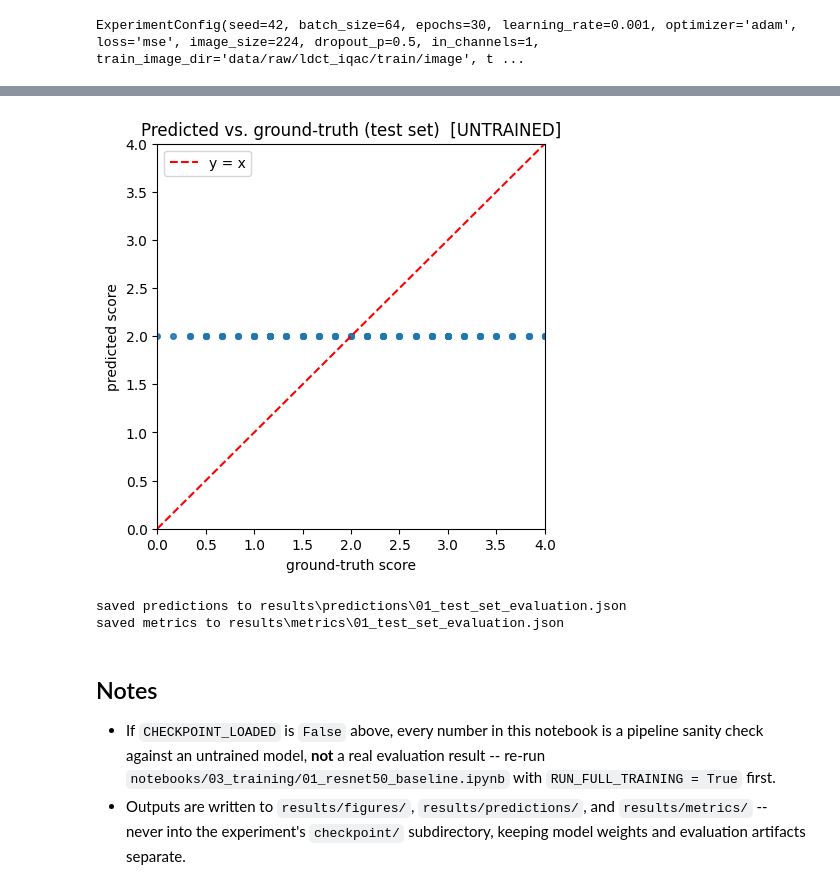
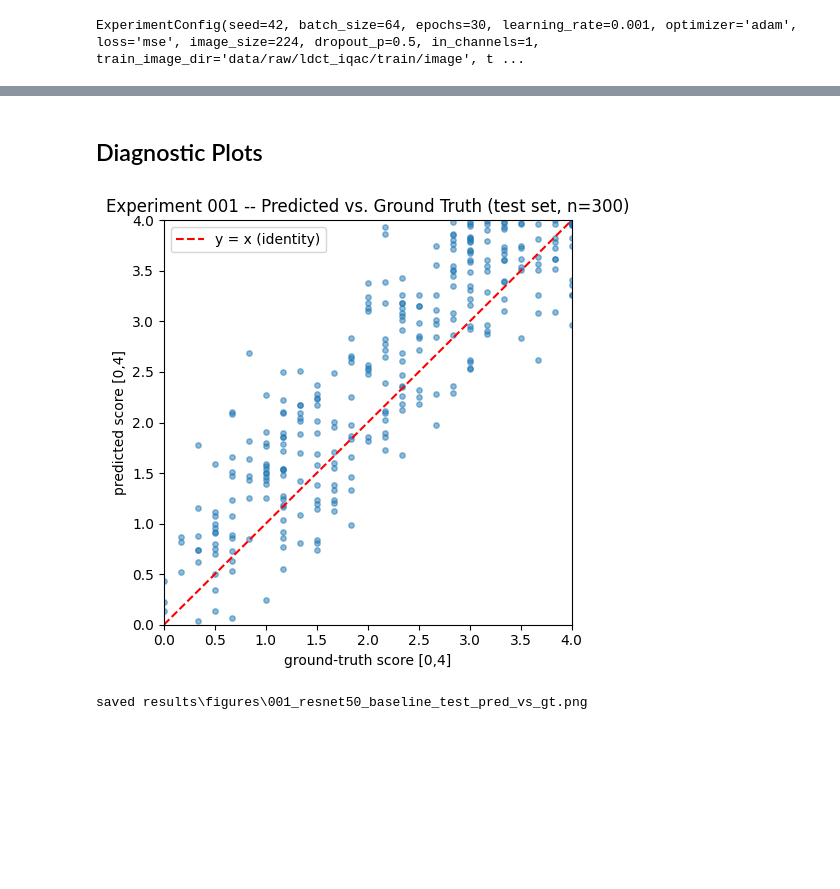
Before and after one commit to Surya-Hariharan/Deep-Learning-for-CT-Image-Quality-Assessment, a Jupyter notebook: notebooks/04_evaluation/01_test_set_evaluation.ipynb, the cells around one changed output, grey strips where cells are left out. Saved outputs shown, nothing was run; the diff lists cells and outputs as text; code cells hidden in the pictures; blank space fills up the shorter version.

```diff
--- a/notebooks/04_evaluation/01_test_set_evaluation.ipynb
+++ b/notebooks/04_evaluation/01_test_set_evaluation.ipynb
@@ -139,0 +314,11 @@ docs/repository_architecture_audit.md.
+# %%
+predictions_csv_path = Path("results/predictions/001_resnet50_baseline_test_predictions.csv")
+predictions_csv_path.parent.mkdir(parents=True, exist_ok=True)
+with predictions_csv_path.open("w", newline="", encoding="utf-8") as f:
+    writer = csv.DictWriter(f, fieldnames=[
+        "filename", "ground_truth_score", "prediction_score",
+        "ground_truth_normalized", "prediction_normalized",
+    ])
+    writer.writeheader()
+    writer.writerows(records)
+print(f"saved {len(records)} predictions to {predictions_csv_path}")
@@ -140,49 +389,21 @@ docs/repository_architecture_audit.md.
+# %% [markdown]
+## Diagnostic Plots
 # %%
-plt.figure(figsize=(5, 5))
-plt.scatter(test_targets.numpy(), test_predictions.numpy(), alpha=0.5, s=15)
-plt.plot([SCORE_MIN, SCORE_MAX], [SCORE_MIN, SCORE_MAX], "r--", label="y = x")
-plt.xlabel("ground-truth score")
-plt.ylabel("predicted score")
-plt.xlim(SCORE_MIN, SCORE_MAX)
-plt.ylim(SCORE_MIN, SCORE_MAX)
-plt.legend()
-plt.title("Predicted vs. ground-truth (test set)" + ("" if CHECKPOINT_LOADED else "  [UNTRAINED]"))
-plt.savefig("results/figures/01_test_set_predicted_vs_ground_truth.png", dpi=150, bbox_inches="tight")
+fig, ax = plt.subplots(figsize=(5, 5))
+ax.scatter(gt_raw_arr, pred_raw_arr, alpha=0.5, s=15)
+ax.plot([SCORE_MIN, SCORE_MAX], [SCORE_MIN, SCORE_MAX], "r--", label="y = x (identity)")
+ax.set_xlabel("ground-truth score [0,4]")
+ax.set_ylabel("predicted score [0,4]")
+ax.set_xlim(SCORE_MIN, SCORE_MAX)
+ax.set_ylim(SCORE_MIN, SCORE_MAX)
+ax.legend()
+ax.set_title(f"Experiment 001 -- Predicted vs. Ground Truth (test set, n={len(records)})")
+plt.tight_layout()
+fig_path = Path("results/figures/001_resnet50_baseline_test_pred_vs_gt.png")
+fig_path.parent.mkdir(parents=True, exist_ok=True)
+plt.savefig(fig_path, dpi=150, bbox_inches="tight")
 plt.show()
+print(f"saved {fig_path}")
 # %% [output]
-[figure, old version]
+[figure, new version]
+saved results\figures\001_resnet50_baseline_test_pred_vs_gt.png
-# %%
-predictions_path = Path("results/predictions/01_test_set_evaluation.json")
-predictions_path.parent.mkdir(parents=True, exist_ok=True)
-predictions_record = {
-    "checkpoint_loaded": CHECKPOINT_LOADED,
-    "predictions": {
-        fn: {"ground_truth": gt, "predicted": pred}
-        for fn, gt, pred in zip(
-            [s.filename for s in test_loader.dataset.samples],
-            test_targets.tolist(),
-            test_predictions.tolist(),
-        )
-    },
-}
-predictions_path.write_text(json.dumps(predictions_record, indent=2))
-print(f"saved predictions to {predictions_path}")
-
-metrics_path = Path("results/metrics/01_test_set_evaluation.json")
-metrics_path.parent.mkdir(parents=True, exist_ok=True)
-metrics_record = {"checkpoint_loaded": CHECKPOINT_LOADED, "raw": raw_metrics, "logistic_mapped": logistic_metrics}
-metrics_path.write_text(json.dumps(metrics_record, indent=2))
-print(f"saved metrics to {metrics_path}")
-# %% [output]
-saved predictions to results\predictions\01_test_set_evaluation.json
-saved metrics to results\metrics\01_test_set_evaluation.json
-# %% [markdown]
-## Notes
-
-- If `CHECKPOINT_LOADED` is `False` above, every number in this notebook is
-  a pipeline sanity check against an untrained model, **not** a real
-  evaluation result -- re-run `notebooks/03_training/01_resnet50_baseline.ipynb`
-  with `RUN_FULL_TRAINING = True` first.
-- Outputs are written to `results/figures/`, `results/predictions/`, and
-  `results/metrics/` -- never into the experiment's `checkpoint/`
-  subdirectory, keeping model weights and evaluation artifacts separate.
```
Also changed, not shown: parts of 35 cells of this notebook, 5 other files.
